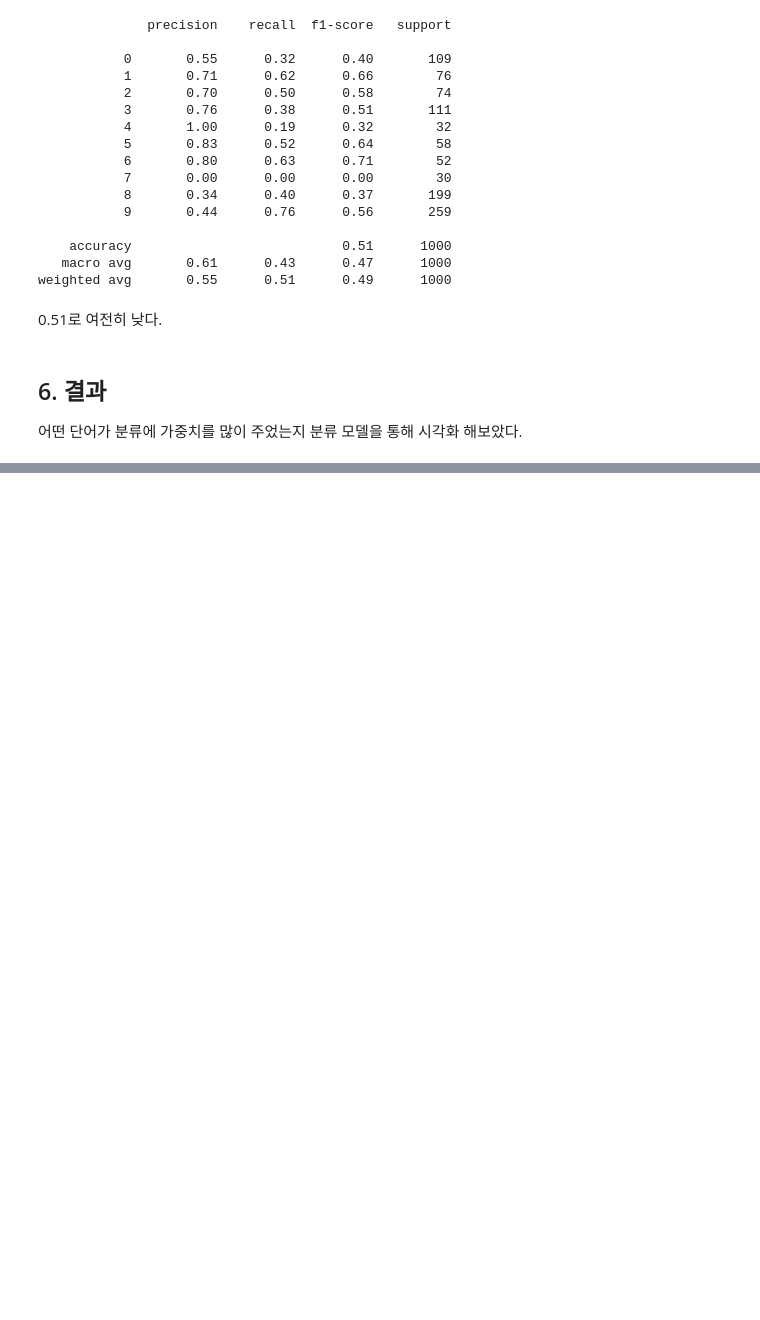
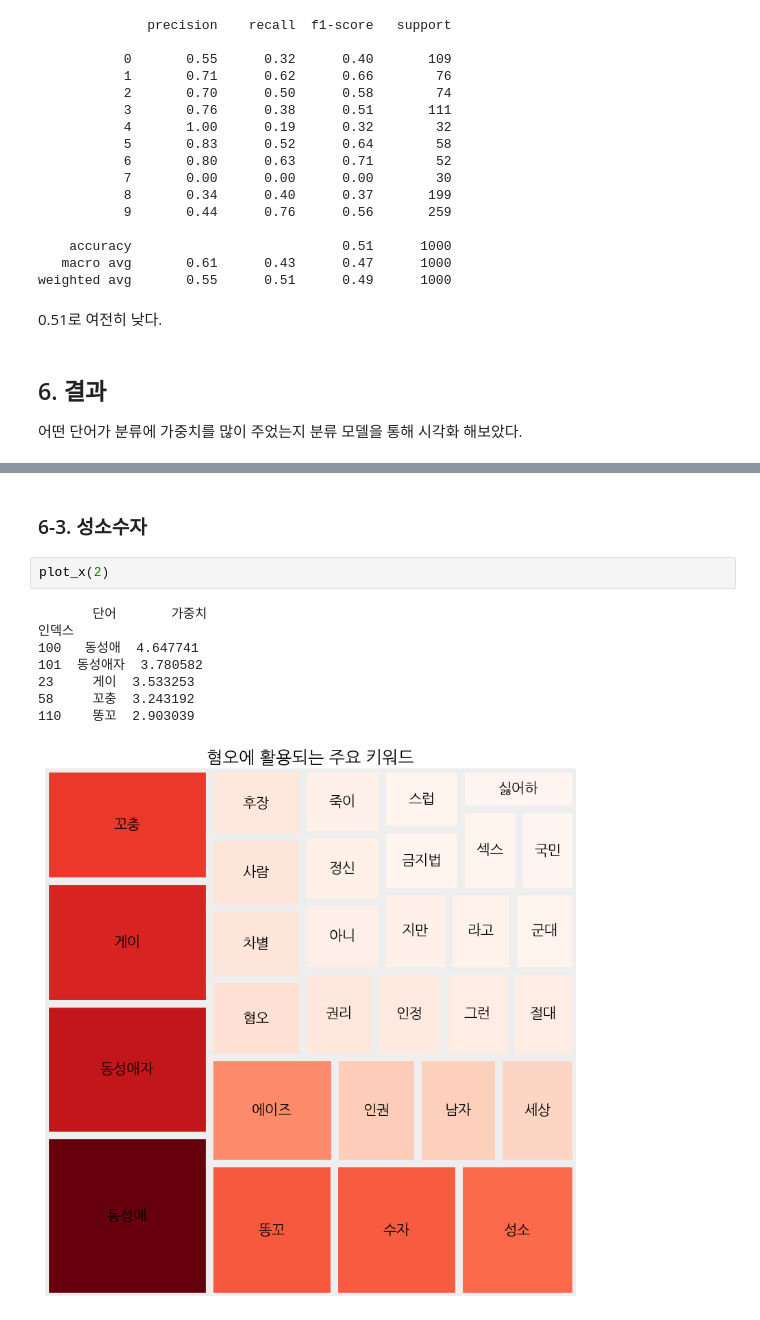
Before and after one commit to Sungileo/LGDX_2, a Jupyter notebook: posts/텍스트마이닝_sample.ipynb, the cells around one changed output, grey strips where cells are left out. Cells and saved outputs as stored; diff of their text form; blank space fills up the shorter version.

```diff
--- a/posts/텍스트마이닝_sample.ipynb
+++ b/posts/텍스트마이닝_sample.ipynb
@@ -796,0 +842,13 @@ plt.show()
+# %% [markdown]
+### 6-3. 성소수자
+# %%
+plot_x(2)
+# %% [output]
+       단어       가중치
+인덱스
+100   동성애  4.647741
+101  동성애자  3.780582
+23     게이  3.533253
+58     꼬충  3.243192
+110    똥꼬  2.903039
+[figure, added]
```
Also changed, not shown: parts of 30 cells of this notebook, 14 other files.
